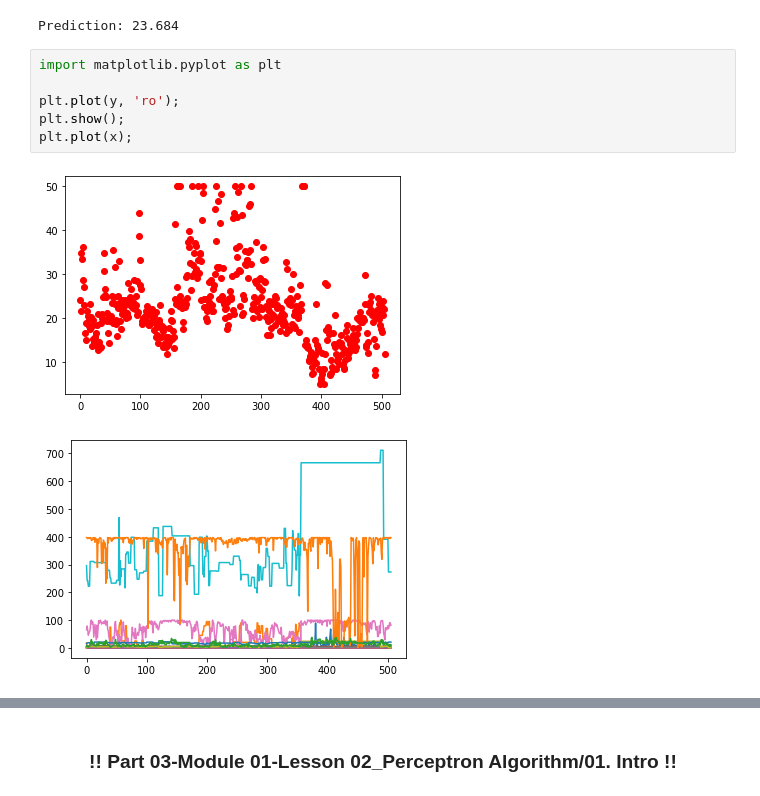
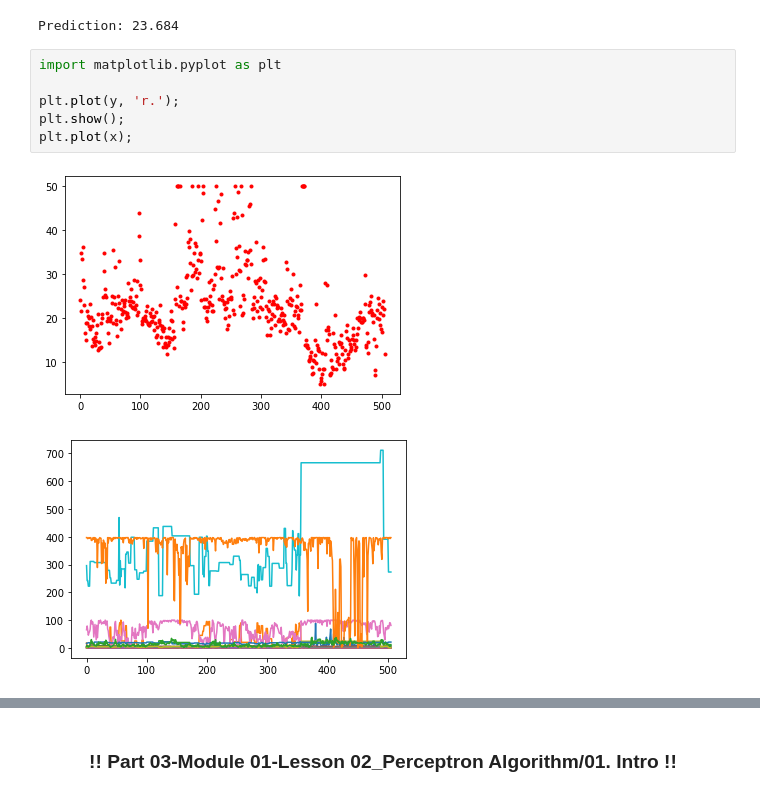
Before and after one commit to MKarimi21/FunnyTraining, a Jupyter notebook: MchineLearningNanoDegree/Part03/Part03_MLNaNoDeUdacity.ipynb, the cells around one changed output, grey strips where cells are left out. Cells and saved outputs as stored; diff of their text form.

```diff
--- a/MchineLearningNanoDegree/Part03/Part03_MLNaNoDeUdacity.ipynb
+++ b/MchineLearningNanoDegree/Part03/Part03_MLNaNoDeUdacity.ipynb
@@ -121,11 +121,11 @@ Prediction: 23.684
 # %%
 import matplotlib.pyplot as plt
 
-plt.plot(y, 'ro');
+plt.plot(y, 'r.');
 plt.show();
 plt.plot(x);
 # %% [output]
-[figure, old version]
+[figure, new version]
 [figure]
 # %% [markdown]
 <br>
```
Also changed, not shown: parts of 3 cells of this notebook, 1 other file.
